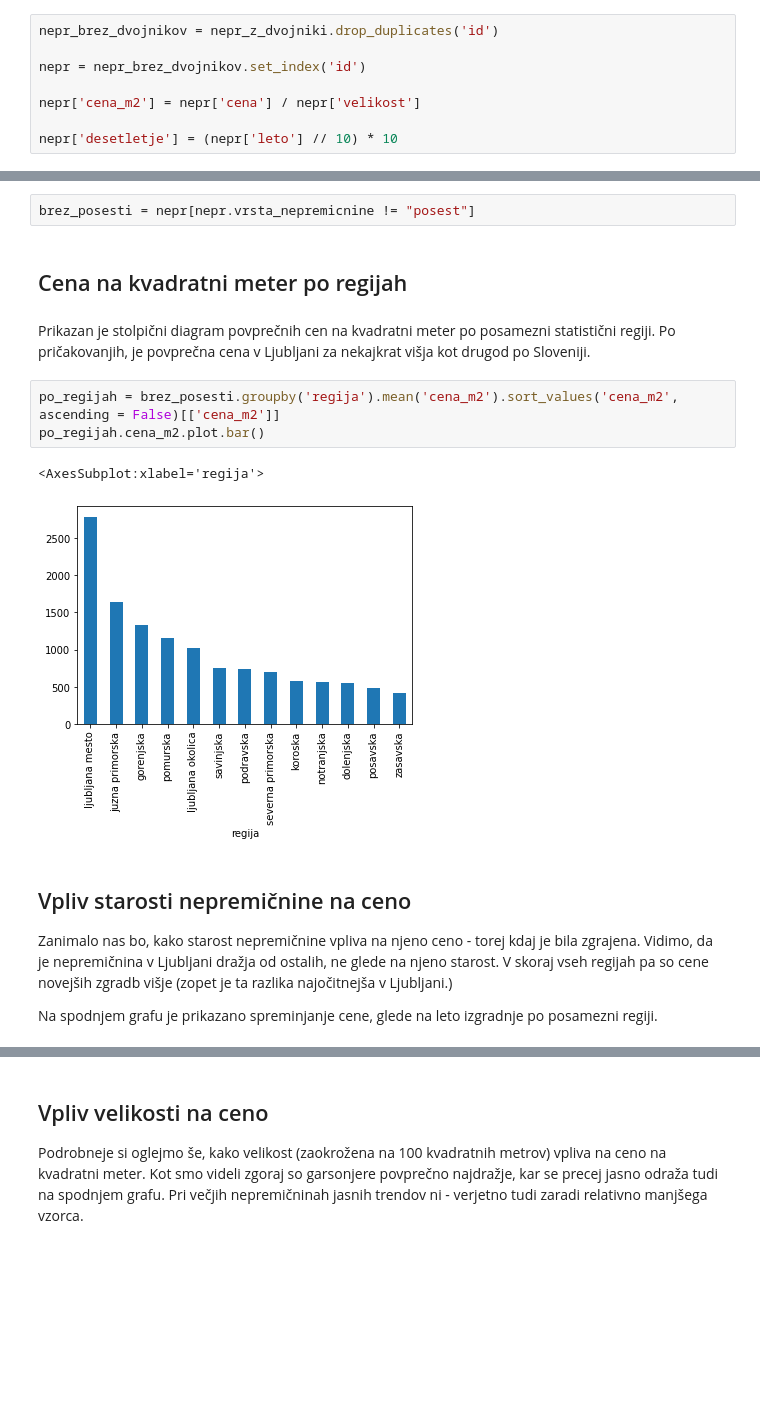
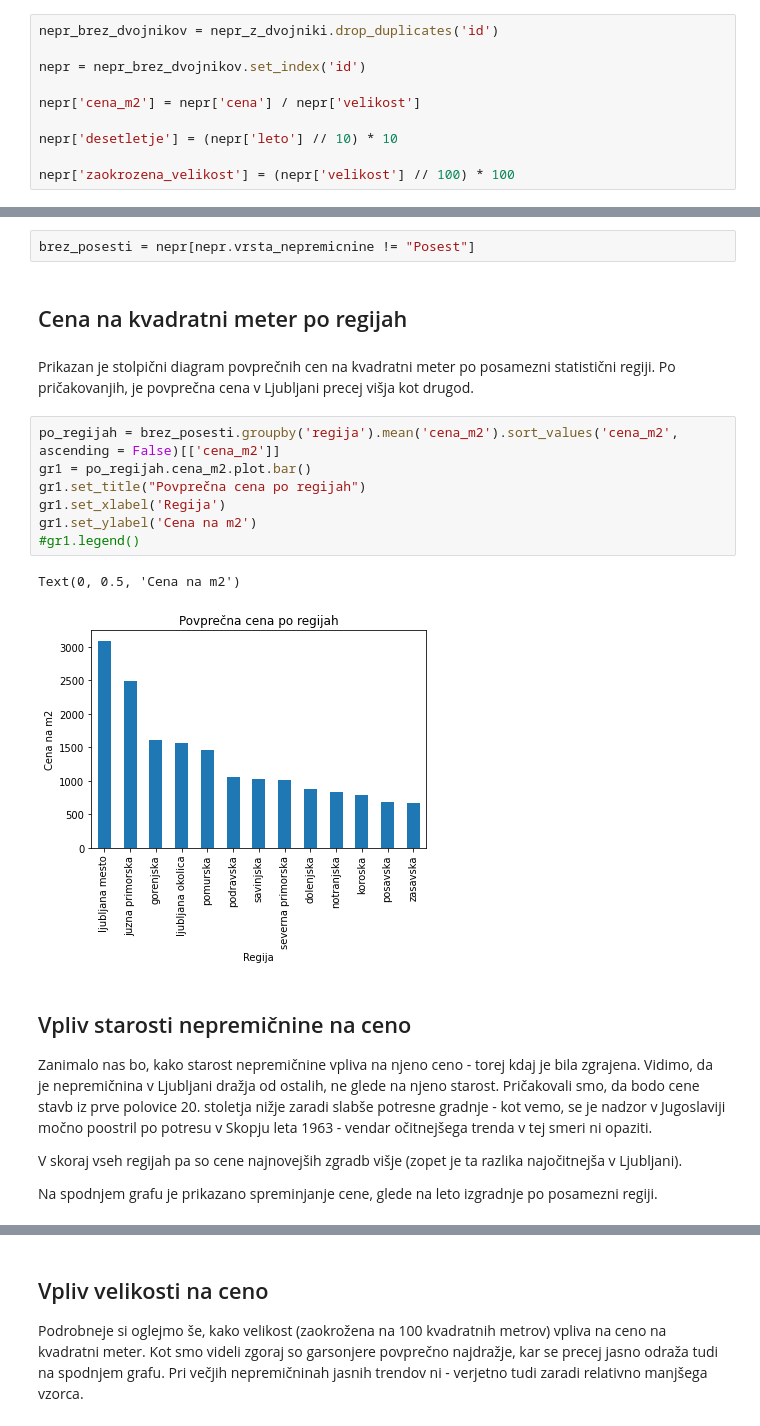
Before and after one commit to mitja-mandic/knjige-amazon, a Jupyter notebook: nepremicnine.ipynb, the cells around one changed output, grey strips where cells are left out. Saved outputs shown, nothing was run; the diff lists cells and outputs as text; blank space fills up the shorter version.

```diff
--- a/nepremicnine.ipynb
+++ b/nepremicnine.ipynb
@@ -41,6 +63,8 @@ nepr = nepr_brez_dvojnikov.set_index('id')
 nepr['cena_m2'] = nepr['cena'] / nepr['velikost']
 
 nepr['desetletje'] = (nepr['leto'] // 10) * 10
+
+nepr['zaokrozena_velikost'] = (nepr['velikost'] // 100) * 100
 # %% [markdown]
 Spodaj so prikazane vse vrste nepremičnin, ki so bile oktobra na voljo. Vidimo, da prevladujejo stanovanja in hiše.
 # %%
@@ -61,20 +85,26 @@ Kot vidimo, je velik del nepremičnin *posesti* - v glavnem gre tu za kmetijska
 # %%
-brez_posesti = nepr[nepr.vrsta_nepremicnine != "posest"]
+brez_posesti = nepr[nepr.vrsta_nepremicnine != "Posest"]
 # %% [markdown]
 ## Cena na kvadratni meter po regijah
 # %% [markdown]
-Prikazan je stolpični diagram povprečnih cen na kvadratni meter po posamezni statistični regiji. Po pričakovanjih, je povprečna cena v Ljubljani za nekajkrat višja kot drugod po Sloveniji.
+Prikazan je stolpični diagram povprečnih cen na kvadratni meter po posamezni statistični regiji. Po pričakovanjih, je povprečna cena v Ljubljani precej višja kot drugod.
 # %%
 po_regijah = brez_posesti.groupby('regija').mean('cena_m2').sort_values('cena_m2', ascending = False)[['cena_m2']]
-po_regijah.cena_m2.plot.bar()
+gr1 = po_regijah.cena_m2.plot.bar()
+gr1.set_title("Povprečna cena po regijah")
+gr1.set_xlabel('Regija')
+gr1.set_ylabel('Cena na m2')
+#gr1.legend()
 # %% [output]
-<AxesSubplot:xlabel='regija'>
+Text(0, 0.5, 'Cena na m2')
-[figure, old version]
+[figure, new version]
 # %% [markdown]
 ## Vpliv starosti nepremičnine na ceno
 
 
-Zanimalo nas bo, kako starost nepremičnine vpliva na njeno ceno - torej kdaj je bila zgrajena. Vidimo, da je nepremičnina v Ljubljani dražja od ostalih, ne glede na njeno starost. V skoraj vseh regijah pa so cene novejših zgradb višje (zopet je ta razlika najočitnejša v Ljubljani.)
+Zanimalo nas bo, kako starost nepremičnine vpliva na njeno ceno - torej kdaj je bila zgrajena. Vidimo, da je nepremičnina v Ljubljani dražja od ostalih, ne glede na njeno starost. Pričakovali smo, da bodo cene stavb iz prve polovice 20. stoletja nižje zaradi slabše potresne gradnje - kot vemo, se je nadzor v Jugoslaviji močno poostril po potresu v Skopju leta 1963 - vendar očitnejšega trenda v tej smeri ni opaziti.
+
+V skoraj vseh regijah pa so cene najnovejših zgradb višje (zopet je ta razlika najočitnejša v Ljubljani).
 
 Na spodnjem grafu je prikazano spreminjanje cene, glede na leto izgradnje po posamezni regiji.
 # %%
```
Also changed, not shown: parts of 23 cells of this notebook, 2 other files.
